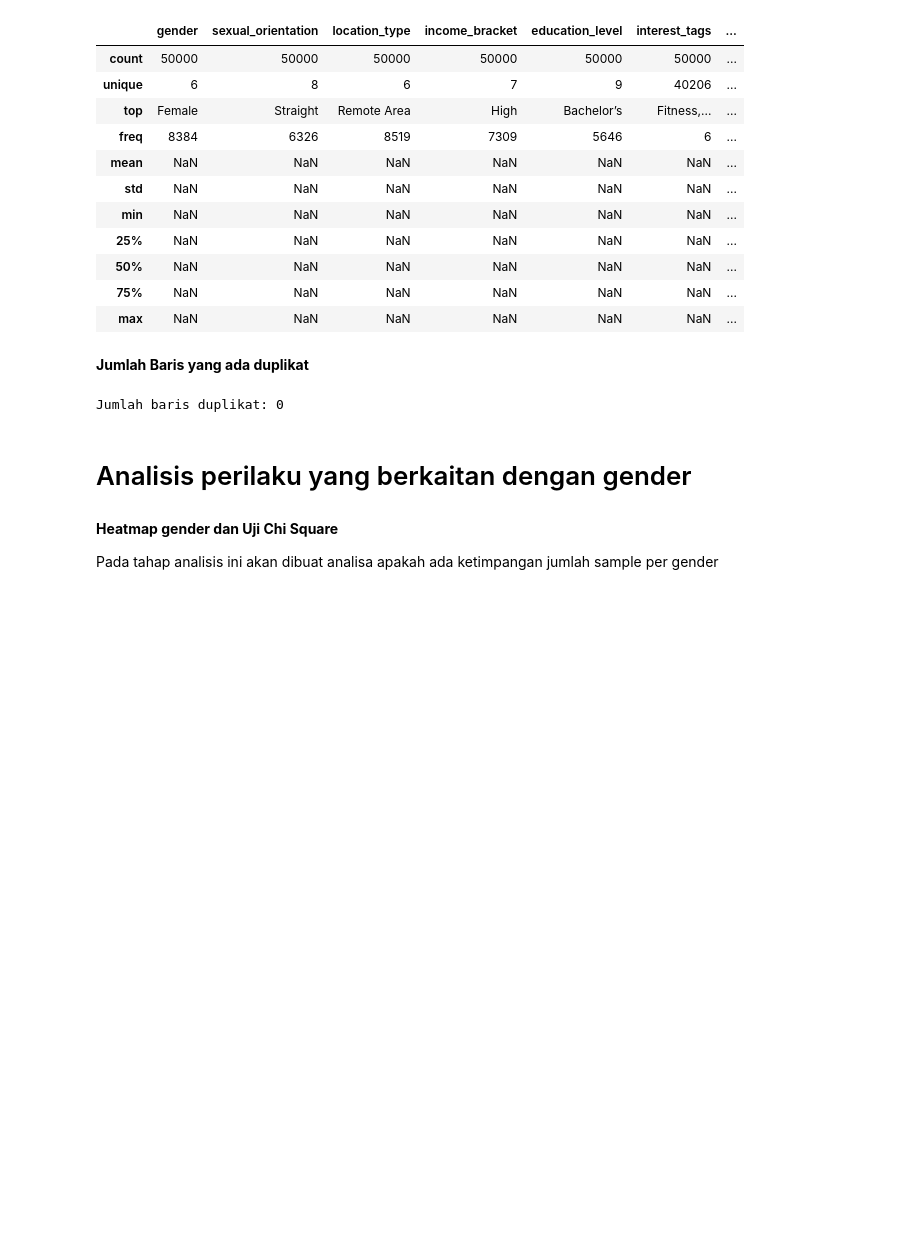
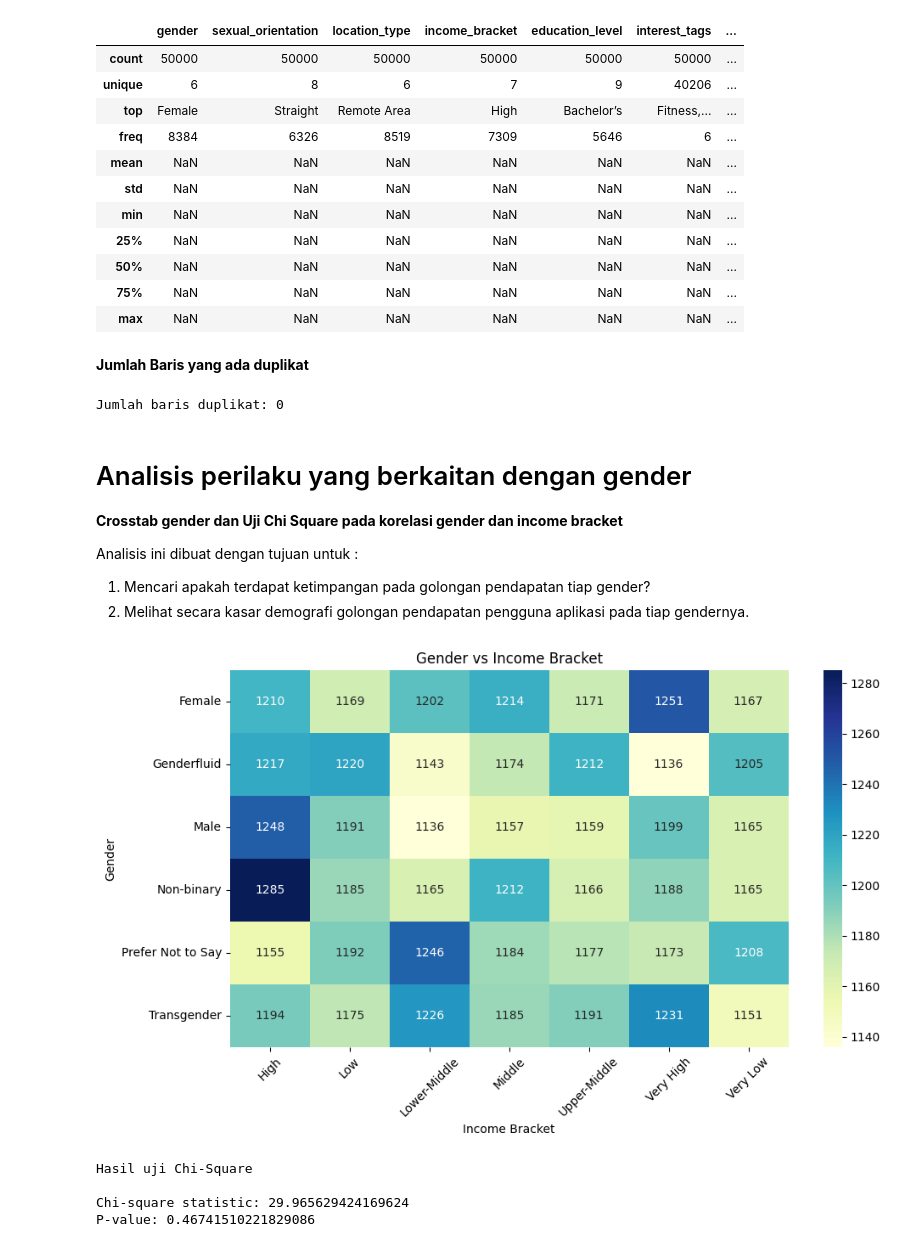
Before and after one commit to Toughfiq/DSPy, a Jupyter notebook: EDA/Gender_Insights.ipynb, the cells around one changed output. Cells and saved outputs as stored; diff of their text form; code cells hidden in the pictures; blank space fills up the shorter version.

Commit message:
Membuat analisis gender dan income

```diff
--- a/EDA/Gender_Insights.ipynb
+++ b/EDA/Gender_Insights.ipynb
@@ -66,7 +67,33 @@ print("Jumlah baris duplikat:", df_query.duplicated().sum())
 Jumlah baris duplikat: 0
 # %% [markdown]
 # Analisis perilaku yang berkaitan dengan gender
+**Crosstab gender dan Uji Chi Square pada korelasi gender dan income bracket**
+
+Analisis ini dibuat dengan tujuan untuk :
+1. Mencari apakah terdapat ketimpangan pada golongan pendapatan tiap gender?
+2. Melihat secara kasar demografi golongan pendapatan pengguna aplikasi pada tiap gendernya.
-# %% [markdown]
-**Heatmap gender dan Uji Chi Square**
-
-Pada tahap analisis ini akan dibuat analisa apakah ada ketimpangan jumlah sample per gender
+# %%
+eda_income = load_columns(['gender', 'income_bracket']) #gunakan list untuk load beberapa collumns
+eda_income['gender'] = eda_income['gender'].apply(clean_gender) # memanggil fungsi untuk membersihkan kolom data
+eda_income['income_bracket'] = eda_income['income_bracket'].apply(clean_Income)# memanggil fungsi untuk membersihkan kolom data
+cross_tab = pd.crosstab(eda_income['gender'], eda_income['income_bracket'])
+#print(cross_tab)
+plt.figure(figsize=(10, 6))
+sns.heatmap(cross_tab, annot=True, fmt='d', cmap='YlGnBu')
+plt.title("Gender vs Income Bracket")
+plt.xlabel("Income Bracket")
+plt.ylabel("Gender")
+plt.xticks(rotation=45)
+plt.tight_layout()
+plt.show()
+# Lakukan uji chi-square
+chi2, p, dof, expected = chi2_contingency(cross_tab)
+print ("Hasil uji Chi-Square \n")
+print(f"Chi-square statistic: {chi2}")
+print(f"P-value: {p}")
+# %% [output]
+[figure, added]
+Hasil uji Chi-Square
+
+Chi-square statistic: 29.965629424169624
+P-value: 0.46741510221829086
```
Also changed, not shown: parts of 2 cells of this notebook, 1 other file.
